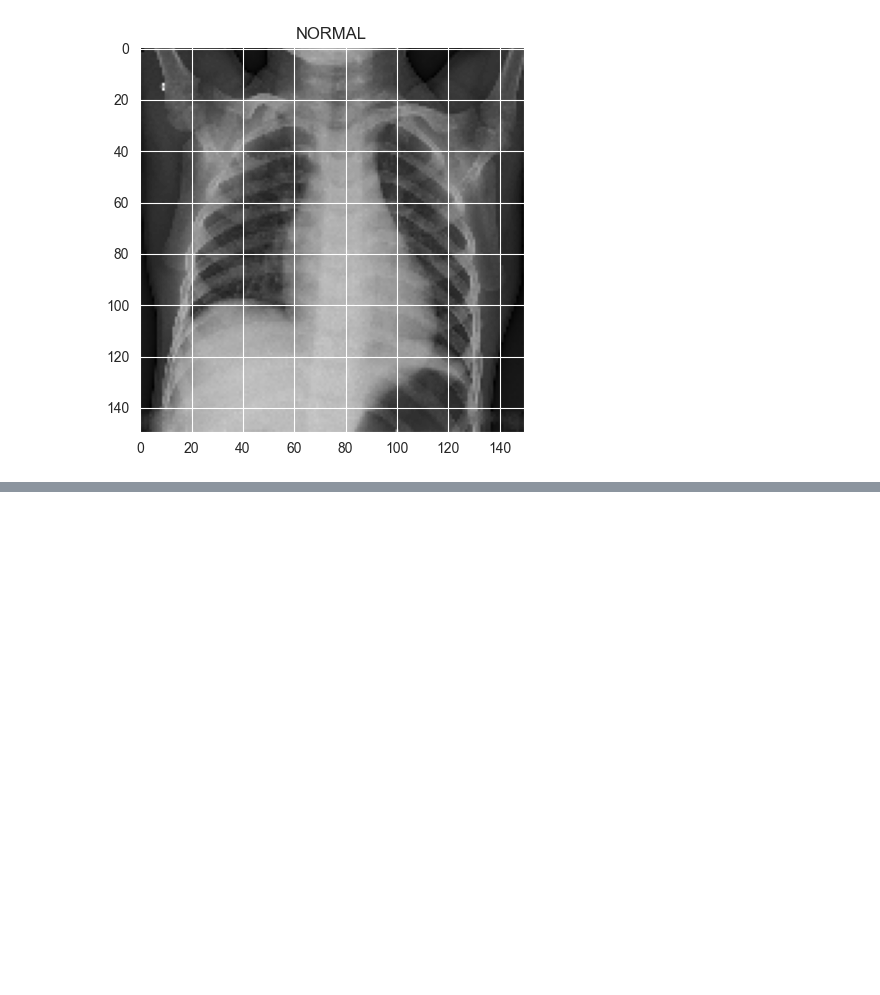
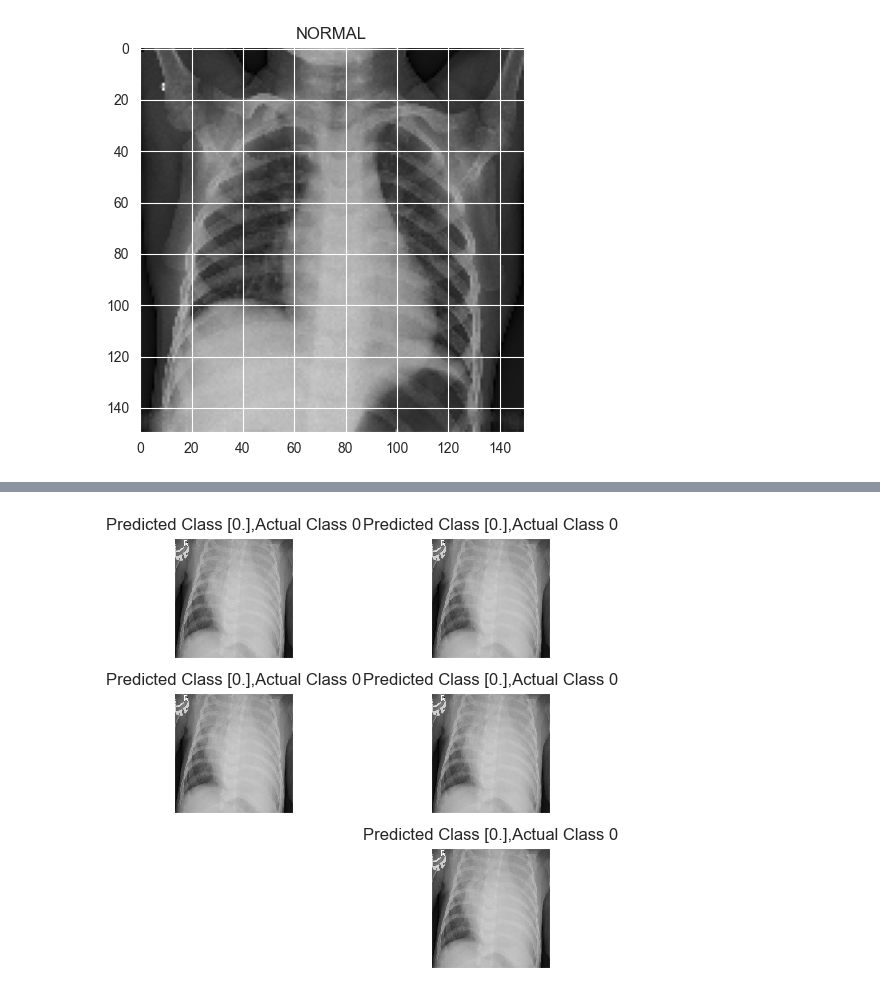
Before and after one commit to Heisenberg26/Minion_HealthCare, a Jupyter notebook: pneumoniaDetection.ipynb, the cells around one changed output, grey strips where cells are left out. Drawn from its saved outputs; the diff is of its cells as text; code cells hidden in the pictures; blank space fills up the shorter version.

```diff
--- a/pneumoniaDetection.ipynb
+++ b/pneumoniaDetection.ipynb
@@ -154,0 +275,12 @@ y_test = np.array(y_test)
+# %%
+i = 0
+for c in correct[:6]:
+    plt.subplot(3,2,i+1)
+    plt.xticks([])
+    plt.yticks([])
+    plt.imshow(x_test[c].reshape(150,150), cmap="gray", interpolation='none')
+    plt.title("Predicted Class {},Actual Class {}".format(predictions[c], y_test[c]))
+    plt.tight_layout()
+    i += 1
+# %% [output]
+[figure, added]
```
Also changed, not shown: parts of 7 cells of this notebook, 1 other file.
